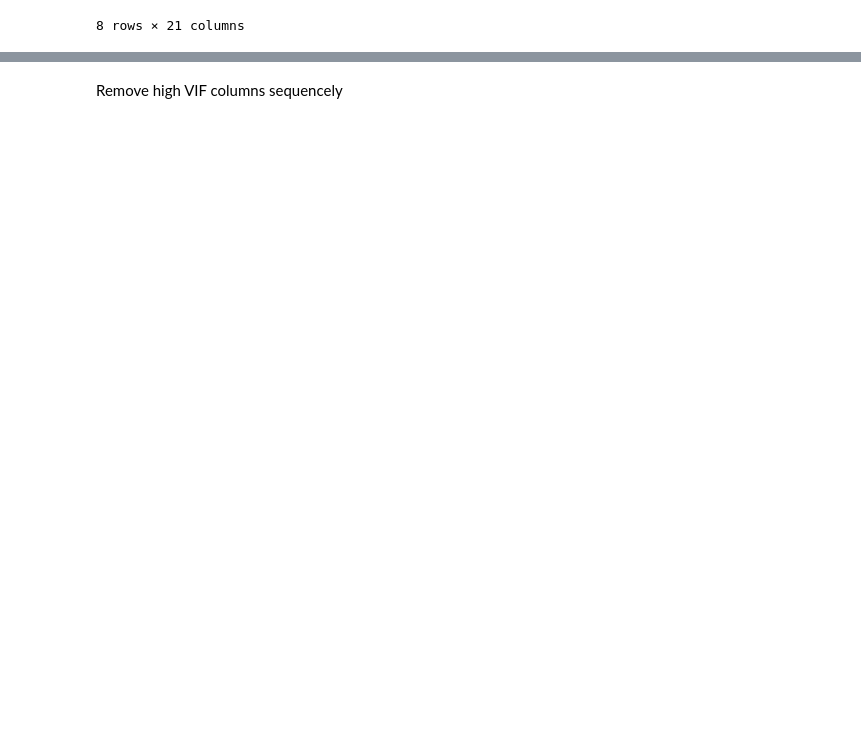
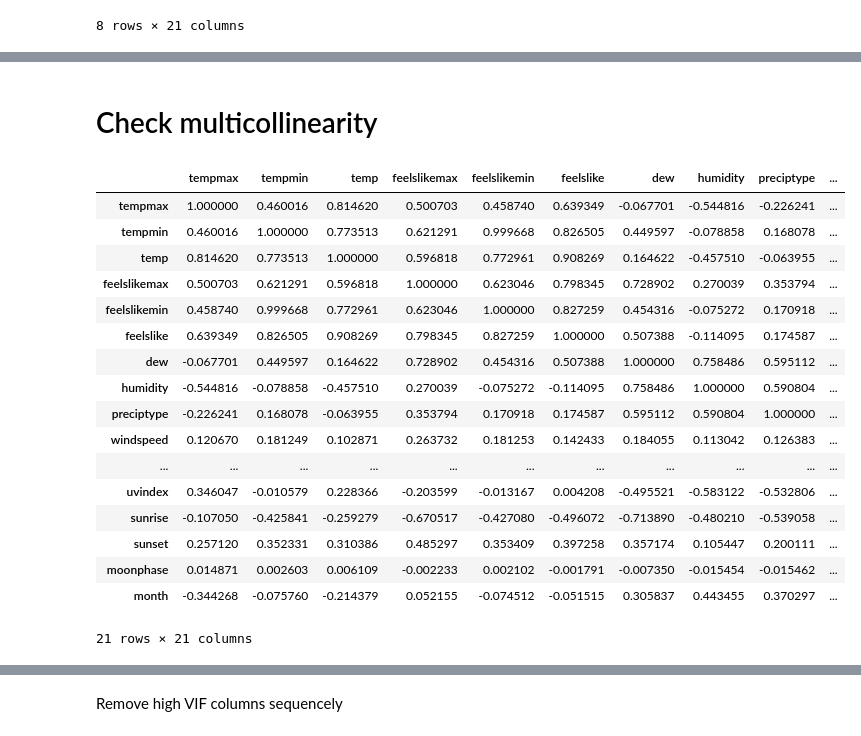
Before and after one commit to khanhnhan1512/Final-Project-Intro-Ds, a Jupyter notebook: src/03-Data_Preprocessing.ipynb, the cells around one changed output, grey strips where cells are left out. Saved outputs shown, nothing was run; the diff lists cells and outputs as text; code cells hidden in the pictures; blank space fills up the shorter version.

```diff
--- a/src/03-Data_Preprocessing.ipynb
+++ b/src/03-Data_Preprocessing.ipynb
@@ -256 +244,24 @@ from statsmodels.stats.outliers_influence import variance_inflation_factor
+# %% [markdown]
+# Check multicollinearity
+# %%
+df_imputed.drop(columns=['icon']).corr(method="spearman")
+# %% [output]
+|  | tempmax | tempmin | temp | feelslikemax | feelslikemin | feelslike | dew | humidity | preciptype | ... |
+| tempmax | 1.000000 | 0.460016 | 0.814620 | 0.500703 | 0.458740 | 0.639349 | -0.067701 | -0.544816 | -0.226241 | ... |
+| tempmin | 0.460016 | 1.000000 | 0.773513 | 0.621291 | 0.999668 | 0.826505 | 0.449597 | -0.078858 | 0.168078 | ... |
+| temp | 0.814620 | 0.773513 | 1.000000 | 0.596818 | 0.772961 | 0.908269 | 0.164622 | -0.457510 | -0.063955 | ... |
+| feelslikemax | 0.500703 | 0.621291 | 0.596818 | 1.000000 | 0.623046 | 0.798345 | 0.728902 | 0.270039 | 0.353794 | ... |
+| feelslikemin | 0.458740 | 0.999668 | 0.772961 | 0.623046 | 1.000000 | 0.827259 | 0.454316 | -0.075272 | 0.170918 | ... |
+| feelslike | 0.639349 | 0.826505 | 0.908269 | 0.798345 | 0.827259 | 1.000000 | 0.507388 | -0.114095 | 0.174587 | ... |
+| dew | -0.067701 | 0.449597 | 0.164622 | 0.728902 | 0.454316 | 0.507388 | 1.000000 | 0.758486 | 0.595112 | ... |
+| humidity | -0.544816 | -0.078858 | -0.457510 | 0.270039 | -0.075272 | -0.114095 | 0.758486 | 1.000000 | 0.590804 | ... |
+| preciptype | -0.226241 | 0.168078 | -0.063955 | 0.353794 | 0.170918 | 0.174587 | 0.595112 | 0.590804 | 1.000000 | ... |
+| windspeed | 0.120670 | 0.181249 | 0.102871 | 0.263732 | 0.181253 | 0.142433 | 0.184055 | 0.113042 | 0.126383 | ... |
+| ... | ... | ... | ... | ... | ... | ... | ... | ... | ... | ... |
+| uvindex | 0.346047 | -0.010579 | 0.228366 | -0.203599 | -0.013167 | 0.004208 | -0.495521 | -0.583122 | -0.532806 | ... |
+| sunrise | -0.107050 | -0.425841 | -0.259279 | -0.670517 | -0.427080 | -0.496072 | -0.713890 | -0.480210 | -0.539058 | ... |
+| sunset | 0.257120 | 0.352331 | 0.310386 | 0.485297 | 0.353409 | 0.397258 | 0.357174 | 0.105447 | 0.200111 | ... |
+| moonphase | 0.014871 | 0.002603 | 0.006109 | -0.002233 | 0.002102 | -0.001791 | -0.007350 | -0.015454 | -0.015462 | ... |
+| month | -0.344268 | -0.075760 | -0.214379 | 0.052155 | -0.074512 | -0.051515 | 0.305837 | 0.443455 | 0.370297 | ... |
+21 rows × 21 columns
 # %%
```
Also changed, not shown: parts of 41 cells of this notebook, 1 other file.
